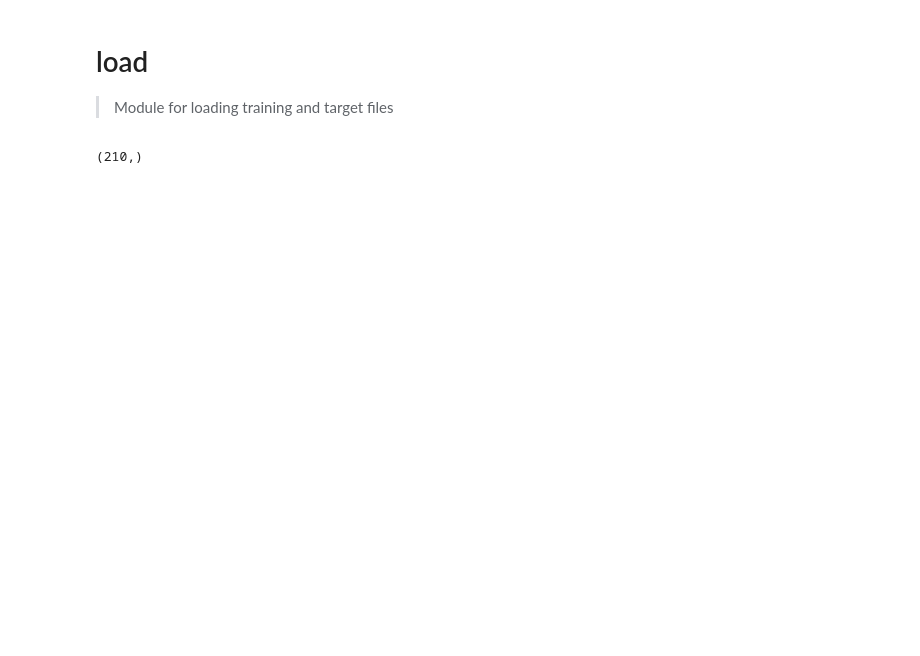
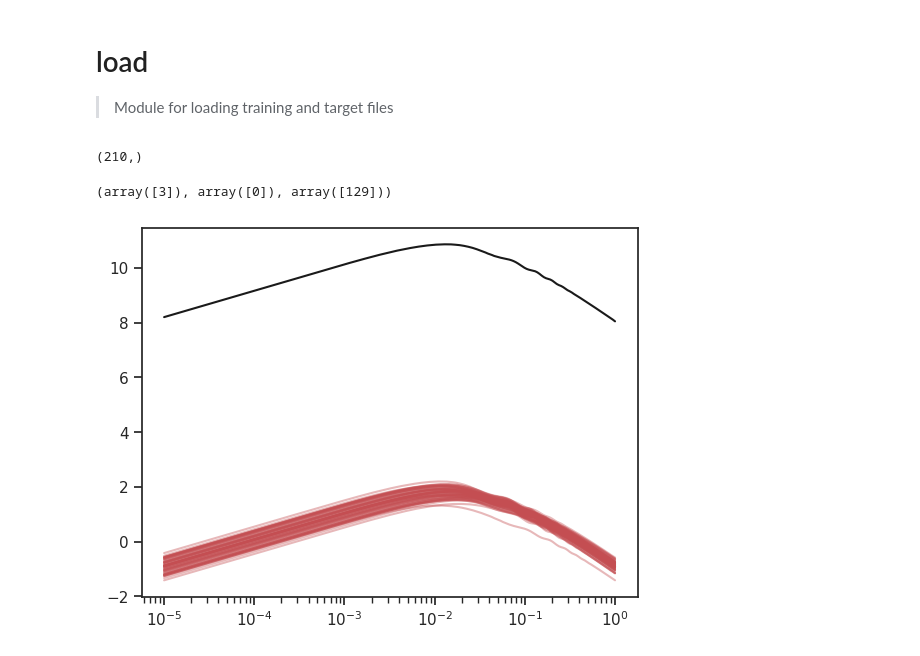
Before and after one commit to nesar/EarlyDarkEmu, a Jupyter notebook: nbs/00_load.ipynb, the cells around one changed output. Drawn from its saved outputs; the diff is of its cells as text; code cells hidden in the pictures; blank space fills up the shorter version.

```diff
--- a/nbs/00_load.ipynb
+++ b/nbs/00_load.ipynb
@@ -100,16 +103,16 @@ def load_all_save_npy(directory,
 
     return all_data, k_base, all_z
 # %%
-#| hide
+#| export
 
-k_base = np.logspace(-5,  0, 210)
-print(k_base.shape)
+_k_base = np.logspace(-5,  0, 210)
+print(_k_base.shape)
 # %% [output]
 (210,)
 # %%
 #| hide
 
-if_local_processing = False
+if_local_processing = True
 
 if if_local_processing:
 
@@ -117,23 +120,30 @@ if if_local_processing:
     out_dir = '/home/nramachandra/Projects/MG_emu/Codes/EarlyDarkEmu/EarlyDarkEmu/data/pkg_data/'
     Pk_all, k_all, z_all = load_all_save_npy(file_dir,
                                             output_directory = out_dir,
-                                            k_base=k_base)
+                                            k_base=_k_base)
 # %%
 #| export
 
 def load_npy_pk_k_z(Pk_fileIn:str=LIBRARY_PK_FILE, # Input file for Pk
                      k_fileIn:str=LIBRARY_K_FILE,  # Input file for k
                      z_fileIn:str=LIBRARY_Z_FILE, # Input file for z
+                     pk_log_scale:bool=True, #log10 scaling for P(k)
                      ) -> tuple:#Three n-D arrays for P(k), k and z
 
 
-    Pk_all = np.load(Pk_fileIn, allow_pickle=True)
+    # Pk_all = np.load(Pk_fileIn, allow_pickle=True, encoding='latin1')
+    Pk_all = np.load(Pk_fileIn)
     k_all = np.load(k_fileIn)
     z_all = np.load(z_fileIn)
 
+    Pk_all = np.reshape(Pk_all, newshape=(-1, z_all.shape[0], k_all.shape[0]))
+
+    if pk_log_scale:
+        Pk_all = np.log10(Pk_all)
+
     return Pk_all, k_all, z_all
 # %%
-#| hide
+#| export
 
-if if_local_processing:
+if True:
     Pk_all, k_all, z_all = load_npy_pk_k_z(LIBRARY_PK_FILE, LIBRARY_K_FILE, LIBRARY_Z_FILE)
@@ -140,20 +158,23 @@ if if_local_processing:
 # %%
-#| hide
+#| export
 
-if if_local_processing:
+if True:
 
     print(np.where(Pk_all == np.max(Pk_all)))
 
     remove_sim_indx = [3]
     valid_indices = [i for i in  np.arange(Pk_all.shape[0])  if i not in remove_sim_indx]
 
     Pk_all_clean = Pk_all[valid_indices]
 
 
-    plt.plot(k_base, Pk_all[:, 49, :].T, 'k');
-    plt.plot(k_base, Pk_all_clean[:, 49, :].T, 'r');
+    plt.plot(_k_base, Pk_all[remove_sim_indx, 49, :].T, 'k');
+    plt.plot(_k_base, Pk_all[valid_indices, 49, :].T, 'r', alpha=0.4);
     plt.xscale('log')
-    plt.yscale('log')
+    # plt.yscale('log')
+# %% [output]
+(array([3]), array([0]), array([129]))
+[figure, added]
 # %%
 #| hide
 
```
Also changed, not shown: parts of 8 cells of this notebook, 56 other files.
